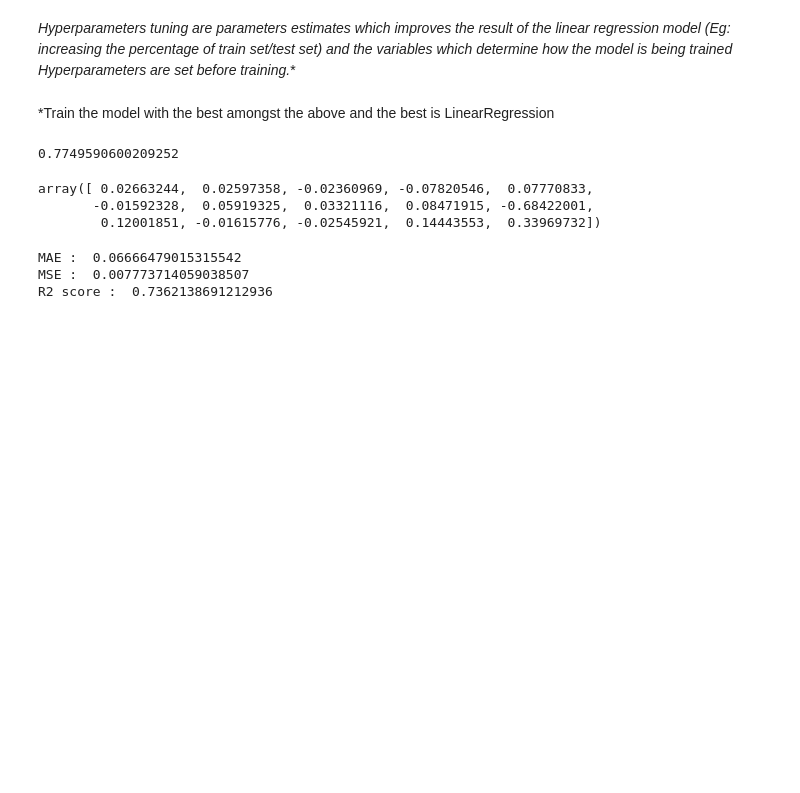
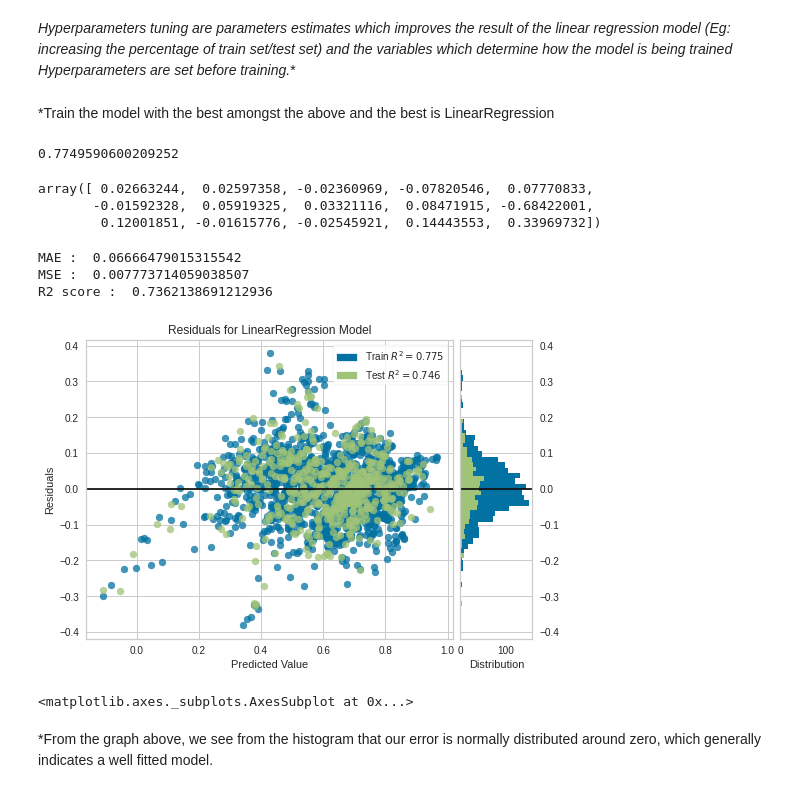
Before and after one commit to Evans-colon/life_expectancy_project, a Jupyter notebook: life_expectancy_project.ipynb, the cells around one changed output. Cells and saved outputs as stored; diff of their text form; code cells hidden in the pictures; blank space fills up the shorter version.

```diff
--- a/life_expectancy_project.ipynb
+++ b/life_expectancy_project.ipynb
@@ -437,3 +438,15 @@ print("R2 score : ",r2_score(y_test, y_predict))
 MAE :  0.06666479015315542
 MSE :  0.007773714059038507
 R2 score :  0.7362138691212936
+# %%
+model = LinearRegression()
+visualizer = ResidualsPlot(model, hist=True, qqplot=False)
+
+visualizer.fit(x_train, y_train)
+visualizer.score(x_test, y_test)
+visualizer.show()
+# %% [output]
+[figure, added]
+<matplotlib.axes._subplots.AxesSubplot at 0x...>
+# %% [markdown]
+*From the graph above, we see from the histogram that our error is normally distributed around zero, which generally indicates a well fitted model.
```
Also changed, not shown: parts of 1 cell of this notebook.
